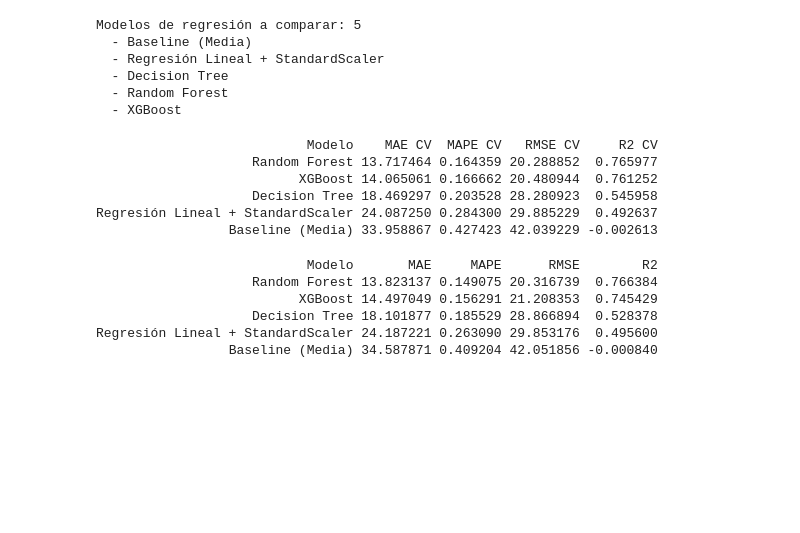
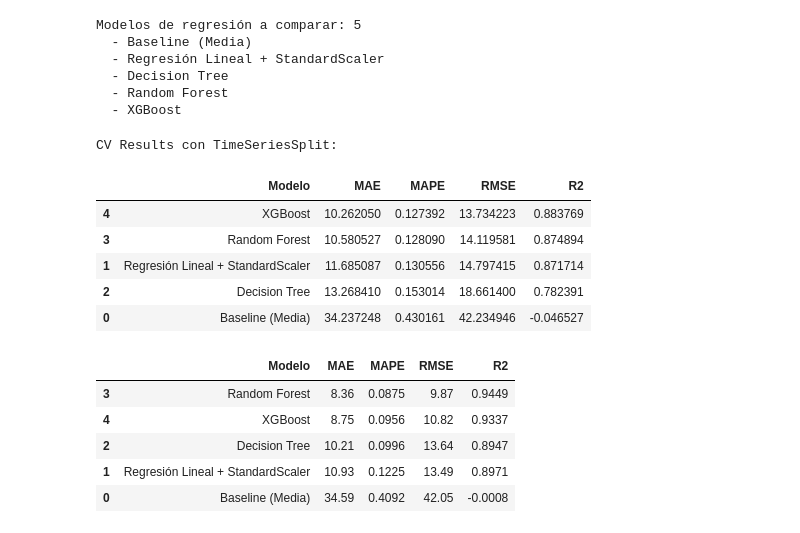
Before and after one commit to diegorod14/20261_Business_Predictive_Analytics, a Jupyter notebook: Notebooks/Modeling.ipynb, the cells around one changed output. Cells and saved outputs as stored; diff of their text form; code cells hidden in the pictures; blank space fills up the shorter version.

```diff
--- a/Notebooks/Modeling.ipynb
+++ b/Notebooks/Modeling.ipynb
@@ -82,45 +84,46 @@ Modelos de regresión a comparar: 5
   - Random Forest
   - XGBoost
 # %%
-cv = KFold(n_splits=5, shuffle=True, random_state=42)
+cv = TimeSeriesSplit(n_splits=5)
 cv_rows = []
 
 scoring_metrics = [
     "neg_mean_absolute_error",
     "neg_mean_absolute_percentage_error",
     "neg_root_mean_squared_error",
     "r2"
 ]
 
 for name, pipe in pipelines.items():
     scores = cross_validate(pipe, X_train, y_train, cv=cv, scoring=scoring_metrics, n_jobs=-1)
     cv_rows.append({
         "Modelo": name,
-        "MAE CV": -scores["test_neg_mean_absolute_error"].mean(),
-        "MAPE CV": -scores["test_neg_mean_absolute_percentage_error"].mean(),
-        "RMSE CV": -scores["test_neg_root_mean_squared_error"].mean(),
-        "R2 CV": scores["test_r2"].mean()
+        "MAE": -scores["test_neg_mean_absolute_error"].mean(),
+        "MAPE": -scores["test_neg_mean_absolute_percentage_error"].mean(),
+        "RMSE": -scores["test_neg_root_mean_squared_error"].mean(),
+        "R2": scores["test_r2"].mean()
     })
 
-df_cv = pd.DataFrame(cv_rows).sort_values("MAE CV", ascending=True)
-print(df_cv.to_string(index=False))
+df_cv = pd.DataFrame(cv_rows).sort_values("MAE", ascending=True)
+df_cv.round({"MAE": 2, "MAPE": 4, "RMSE": 2, "R2": 4})
+
+print("CV Results con TimeSeriesSplit:")
+display(df_cv)
 # %% [output]
-                           Modelo    MAE CV  MAPE CV   RMSE CV     R2 CV
-                    Random Forest 13.717464 0.164359 20.288852  0.765977
-                          XGBoost 14.065061 0.166662 20.480944  0.761252
-                    Decision Tree 18.469297 0.203528 28.280923  0.545958
-Regresión Lineal + StandardScaler 24.087250 0.284300 29.885229  0.492637
-                 Baseline (Media) 33.958867 0.427423 42.039229 -0.002613
+CV Results con TimeSeriesSplit:
+|  | Modelo | MAE | MAPE | RMSE | R2 |
+| 4 | XGBoost | 10.262050 | 0.127392 | 13.734223 | 0.883769 |
+| 3 | Random Forest | 10.580527 | 0.128090 | 14.119581 | 0.874894 |
+| 1 | Regresión Lineal + StandardScaler | 11.685087 | 0.130556 | 14.797415 | 0.871714 |
+| 2 | Decision Tree | 13.268410 | 0.153014 | 18.661400 | 0.782391 |
+| 0 | Baseline (Media) | 34.237248 | 0.430161 | 42.234946 | -0.046527 |
 # %%
-import matplotlib.pyplot as plt
-import seaborn as sns
 from sklearn.metrics import (
     mean_absolute_error,
     mean_absolute_percentage_error,
     root_mean_squared_error,
     r2_score
 )
-
 rows = []
 for name, pipe in pipelines.items():
     X_tr, X_te = X_train, X_test
@@ -136,12 +139,12 @@ for name, pipe in pipelines.items():
     })
 
 df_compare = pd.DataFrame(rows).sort_values("MAE", ascending=True)
-print(df_compare.to_string(index=False))
+df_compare.round({"MAE": 2, "MAPE": 4, "RMSE": 2, "R2": 4})
 # %% [output]
-                           Modelo       MAE     MAPE      RMSE        R2
-                    Random Forest 13.823137 0.149075 20.316739  0.766384
-                          XGBoost 14.497049 0.156291 21.208353  0.745429
-                    Decision Tree 18.101877 0.185529 28.866894  0.528378
-Regresión Lineal + StandardScaler 24.187221 0.263090 29.853176  0.495600
-                 Baseline (Media) 34.587871 0.409204 42.051856 -0.000840
+|  | Modelo | MAE | MAPE | RMSE | R2 |
+| 3 | Random Forest | 8.36 | 0.0875 | 9.87 | 0.9449 |
+| 4 | XGBoost | 8.75 | 0.0956 | 10.82 | 0.9337 |
+| 2 | Decision Tree | 10.21 | 0.0996 | 13.64 | 0.8947 |
+| 1 | Regresión Lineal + StandardScaler | 10.93 | 0.1225 | 13.49 | 0.8971 |
+| 0 | Baseline (Media) | 34.59 | 0.4092 | 42.05 | -0.0008 |
 # %%
```
Also changed, not shown: parts of 7 cells of this notebook, 8 other files.
